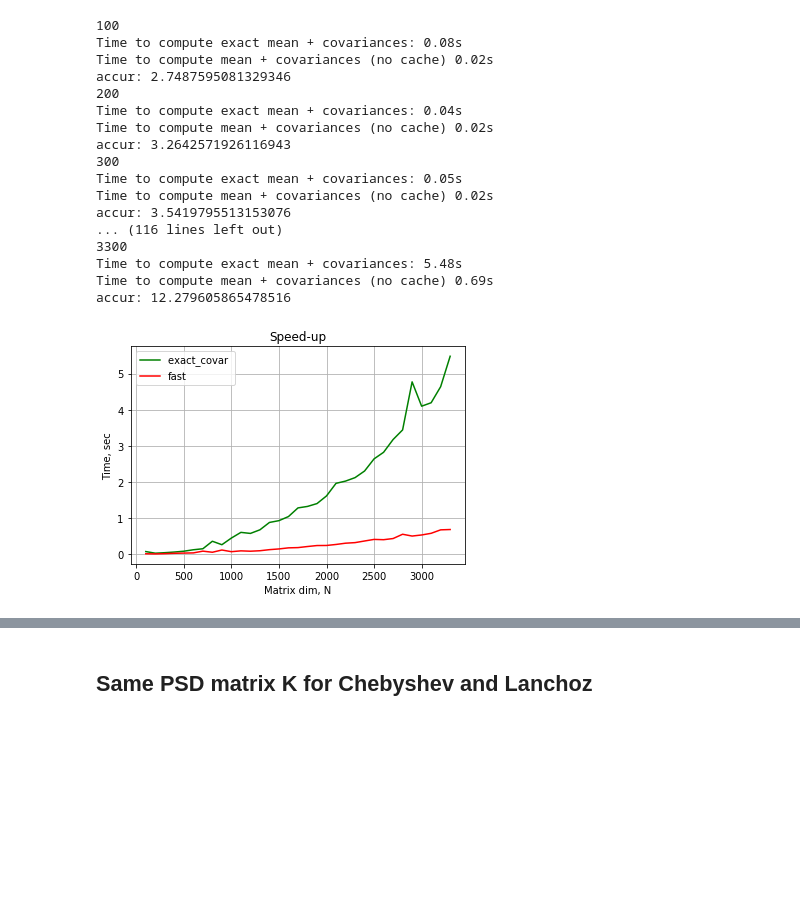
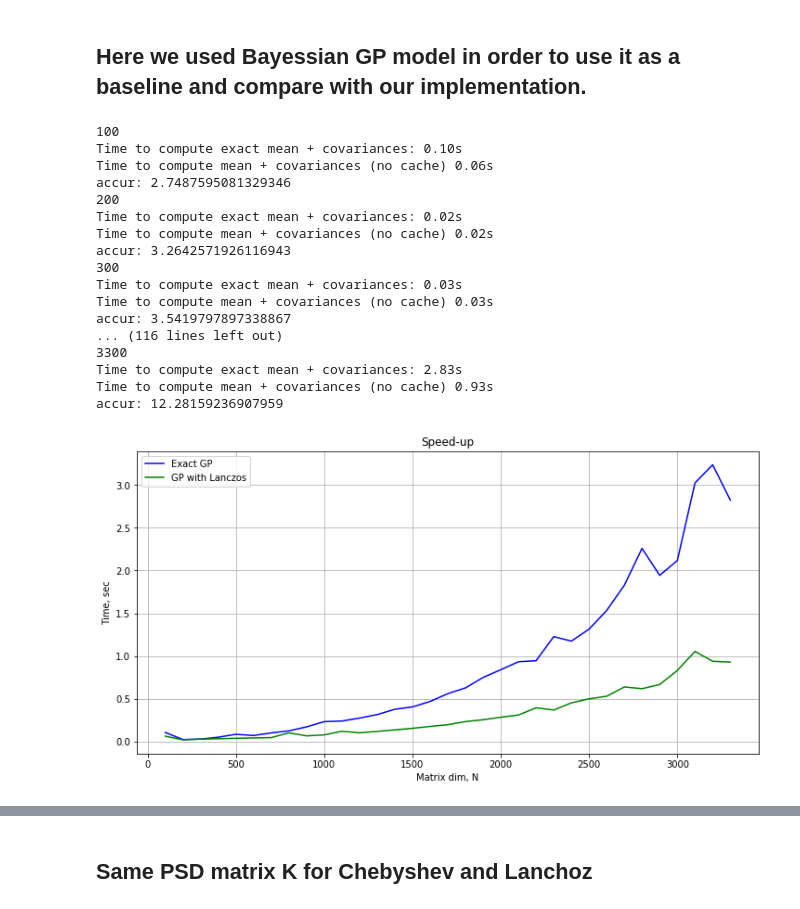
Before and after one commit to KhurramPirov/Log-Determinants-Estimator, a Jupyter notebook: demo/Graph_builder.ipynb, the cells around one changed output, grey strips where cells are left out. Drawn from its saved outputs; the diff is of its cells as text; code cells hidden in the pictures; blank space fills up the shorter version.

Commit message:
add several experiments with lanczos

```diff
--- a/demo/Graph_builder.ipynb
+++ b/demo/Graph_builder.ipynb
@@ -21,3 +231,5 @@ import torch
+# %% [markdown]
+## Here we used Bayessian GP model in order to use it as a baseline and compare with our implementation.
 # %%
 class ExactGPModel(FLOVE.models.ExactGP):
     def __init__(self, train_x, train_y, likelihood):
@@ -117,6 +329,7 @@ while temp<=3300:
     with torch.no_grad(), FLOVE.settings.fast_pred_var(1), FLOVE.settings.max_root_decomposition_size(25):
         start_time = time.time()
         preds = model(test_x)
+        fast_covar = preds.covariance_matrix
         fast_time_no_cache = time.time() - start_time
     '''
     with torch.no_grad(), FLOVE.settings.fast_pred_var(), FLOVE.settings.max_root_decomposition_size(25):
@@ -134,7 +347,8 @@ while temp<=3300:
     #print(test_y.numpy())
     print('accur: {}'.format(np.linalg.norm(np.array(preds.loc)-test_y.numpy())))
     #np.linalg.norm(np.array(preds.loc)-test_y.numpy())
-    matrix_data[i]=[temp,exact_covar_time,fast_time_no_cache,err,(training_iterations+temp*math.log(temp))*0.01]
+    matrix_difference = (exact_covar - fast_covar).data.numpy()
+    matrix_data[i]=[temp,exact_covar_time,fast_time_no_cache,np.linalg.norm(matrix_difference, 2),(training_iterations+temp*math.log(temp))*0.01]
     i=i+1
     temp=temp+100
     '''(exact_covar - fast_covar).abs().mean(),'''
@@ -144,32 +358,33 @@ dd.to_excel('data.xlsx')
 #print(matrix_data)
 # %% [output]
 100
-Time to compute exact mean + covariances: 0.08s
-Time to compute mean + covariances (no cache) 0.02s
+Time to compute exact mean + covariances: 0.10s
+Time to compute mean + covariances (no cache) 0.06s
 accur: 2.7487595081329346
 200
-Time to compute exact mean + covariances: 0.04s
+Time to compute exact mean + covariances: 0.02s
 Time to compute mean + covariances (no cache) 0.02s
 accur: 3.2642571926116943
 300
-Time to compute exact mean + covariances: 0.05s
-Time to compute mean + covariances (no cache) 0.02s
-accur: 3.5419795513153076
+Time to compute exact mean + covariances: 0.03s
+Time to compute mean + covariances (no cache) 0.03s
+accur: 3.5419797897338867
 ... (116 lines left out)
 3300
-Time to compute exact mean + covariances: 5.48s
-Time to compute mean + covariances (no cache) 0.69s
-accur: 12.279605865478516
+Time to compute exact mean + covariances: 2.83s
+Time to compute mean + covariances (no cache) 0.93s
+accur: 12.28159236907959
 # %%
-plt.title('Speed-up')
-plt.plot(dd['N'].tolist(),dd['exact_covar_time'].tolist(),label='green',color='green')
-plt.plot(dd['N'].tolist(),dd['fast'].tolist(),label='red',color='red')
+fig, ax = plt.subplots(1, 1, figsize=(12, 6))
+ax.set_title('Speed-up')
+ax.plot(dd['N'].tolist(),dd['exact_covar_time'].tolist(),'blue',label='Exact GP')
+ax.plot(dd['N'].tolist(),dd['fast'].tolist(),'green', label='GP with Lanczos')
 #plt.plot(dd['N'].tolist(),(dd['nlogn']*0.01).tolist())
-plt.legend(['exact_covar ','fast'])
-plt.xlabel('Matrix dim, N')
-plt.ylabel('Time, sec')
-plt.grid(True)
-#plt.show()
-plt.savefig('Speed-up')
+ax.legend()
+ax.set_xlabel('Matrix dim, N')
+ax.set_ylabel('Time, sec')
+ax.grid(True)
+plt.savefig('speed_up.png', dpi=600, quality=95)
+plt.show()
 # %% [output]
-[figure, old version]
+[figure, new version]
```
Also changed, not shown: parts of 11 cells of this notebook.
